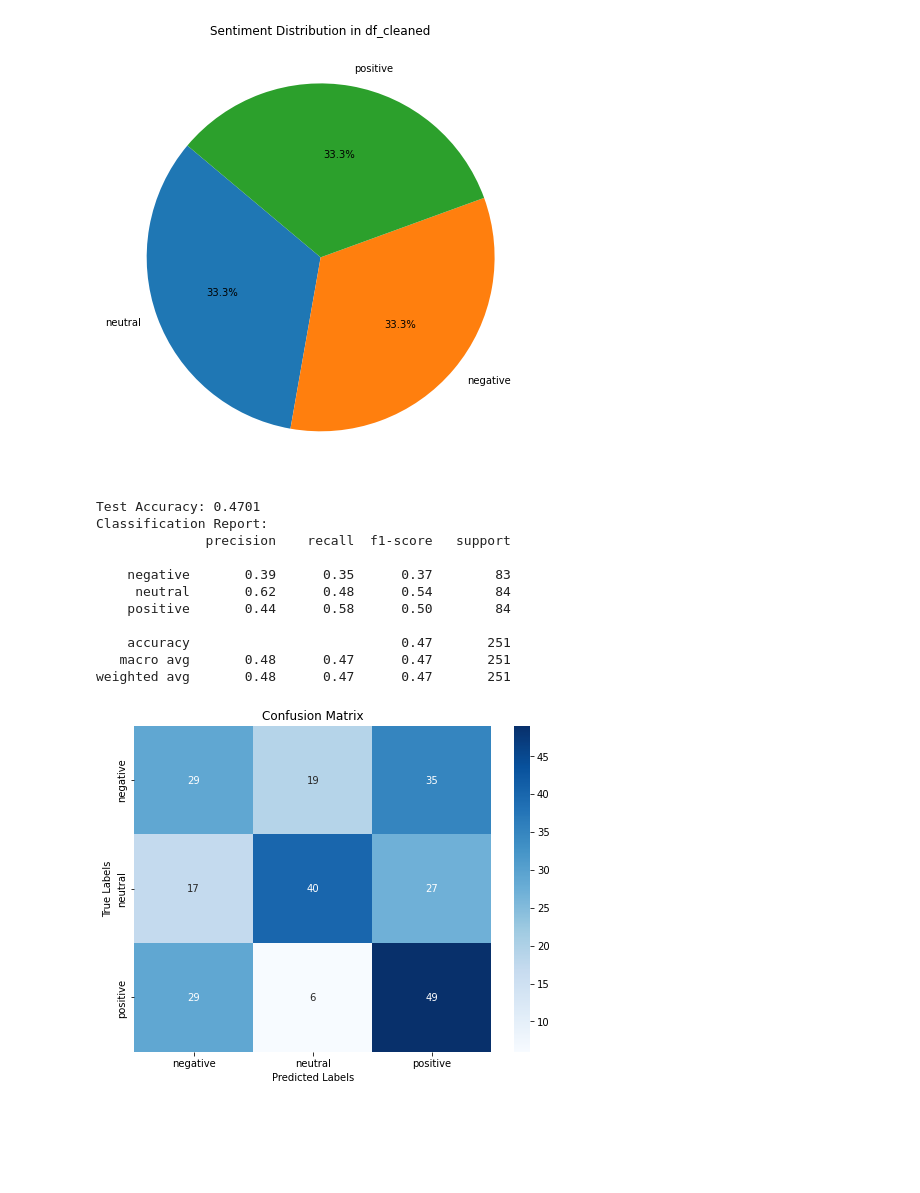
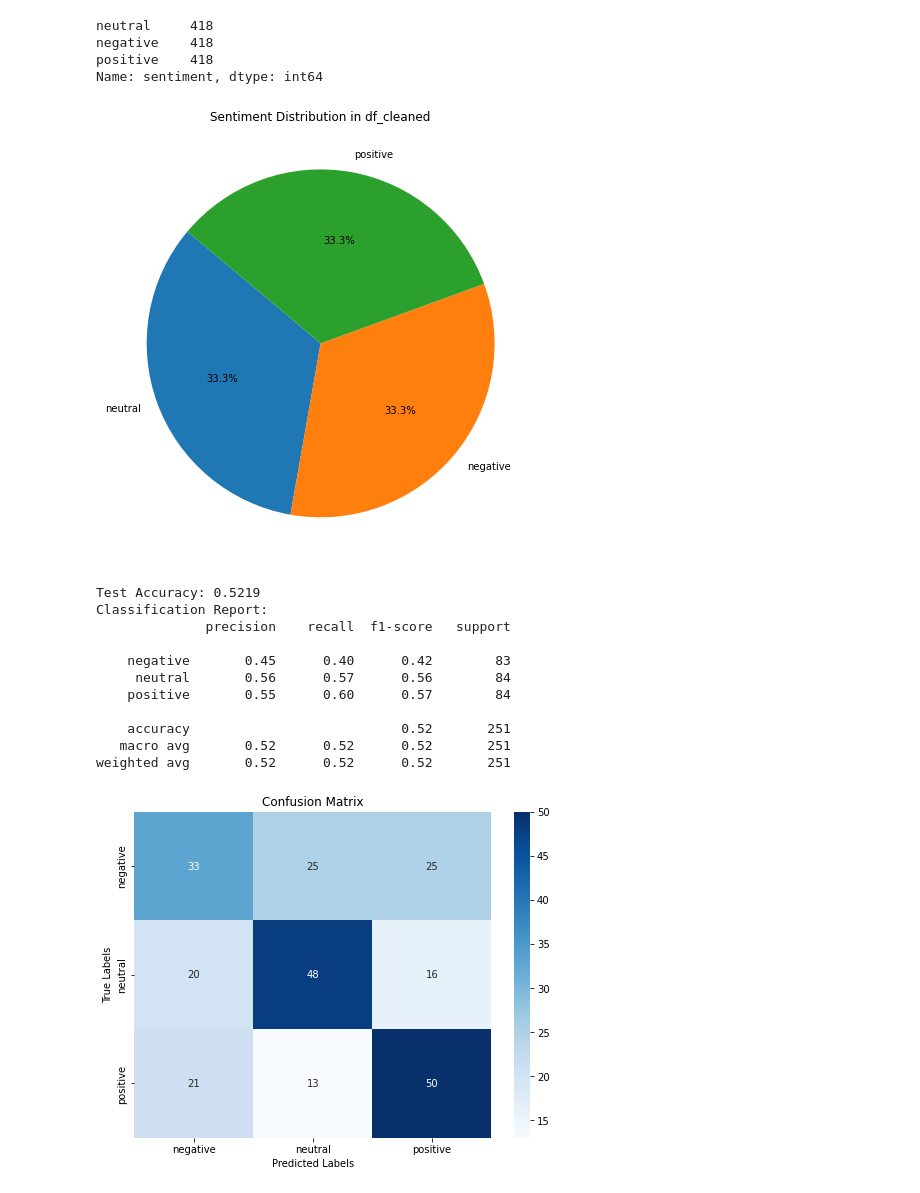
Before and after one commit to dgampa/NLP-Final-Project, a Jupyter notebook: RandomForest.ipynb, the cells around one changed output. Saved outputs shown, nothing was run; the diff lists cells and outputs as text; code cells hidden in the pictures; blank space fills up the shorter version.

Commit message:
used TfidfVectorizer

```diff
--- a/RandomForest.ipynb
+++ b/RandomForest.ipynb
@@ -92,9 +53,3 @@ def preprocess_headline(headline):
     headline = re.sub(r'\s+', ' ', headline).strip()
 
     return headline
-
-# Apply preprocessing to the 'headline' column only
-df_cleaned['cleaned_headline'] = df_cleaned['headline'].apply(preprocess_headline)
-
-# Step 5: Check the cleaned data (only showing headlines here)
-print(df_cleaned[['headline', 'cleaned_headline']].head())
@@ -126,81 +67,64 @@ df_balanced = pd.concat([df_neg, df_pos,
 
 df_balanced = df_balanced.sample(frac=1, random_state=42).reset_index(drop=True)
 
+# Count the occurrences of each sentiment
+sentiment_counts = df_balanced['sentiment'].value_counts()
+print(sentiment_counts)
+
 # Plot the pie chart
 plt.figure(figsize=(8, 8))
 plt.pie(sentiment_counts, labels=sentiment_counts.index, autopct='%1.1f%%', startangle=140)
 plt.title('Sentiment Distribution in df_cleaned')
 plt.show()
 # %% [output]
+neutral     418
+negative    418
+positive    418
+Name: sentiment, dtype: int64
 [figure]
+# %%
+# apply preproccessing to balanced data
+df_balanced['cleaned_headline'] = df_balanced['headline'].apply(preprocess_headline)
+
+X = df_balanced['cleaned_headline']
+y = df_balanced['sentiment']
 # %%
-# Preprocess headlines
-lemmatizer = WordNetLemmatizer()
-stop_words = set(stopwords.words('english'))
+X_train, X_test, y_train, y_test = train_test_split(X, y, test_size=0.2, random_state=42, stratify=y)
 
-def preprocess_text(text):
-    tokens = word_tokenize(text)
-    tokens = [lemmatizer.lemmatize(word) for word in tokens if word.isalpha() and word not in stop_words]
-    return tokens
-
-df_balanced['processed_headline'] = df_balanced['cleaned_headline'].apply(preprocess_text)
-
-# Train Word2Vec model on the processed headlines
-word2vec_model = Word2Vec(
-    sentences=df_balanced['processed_headline'],
-    vector_size=200,  # Dimension of the word vectors
-    window=5,         # Context window size
-    min_count=1,      # Minimum frequency for words to be included
-    sg=1,             # Skip-gram model
-    epochs=10,        # Number of training epochs
-    workers=4         # Use multiple threads
-)
-
-
-# Generate headline embeddings by averaging word vectors
-def get_embedding(tokens, model):
-    vectors = [model.wv[word] for word in tokens if word in model.wv]
-    return np.mean(vectors, axis=0) if vectors else np.zeros(model.vector_size)
-
-df_balanced['headline_vector'] = df_balanced['processed_headline'].apply(lambda tokens: get_embedding(tokens, word2vec_model))
-
-# Prepare data for training
-X = np.vstack(df_balanced['headline_vector'].values)
-y = df_balanced['sentiment']
-
-# Split data into train and test sets
-X_train, X_test, y_train, y_test = train_test_split(X, y, test_size=0.2, random_state=42, stratify=y)
+vectorizer = TfidfVectorizer(stop_words='english')
+X_train_tfidf = vectorizer.fit_transform(X_train)
+X_test_tfidf = vectorizer.transform(X_test)
 
 # Train Random Forest Classifier
 rf_model = RandomForestClassifier(n_estimators=200, max_depth=10, random_state=42, class_weight='balanced')
-rf_model.fit(X_train, y_train)
+rf_model.fit(X_train_tfidf, y_train)
 
 # Make predictions
-y_pred = rf_model.predict(X_test)
+y_pred = rf_model.predict(X_test_tfidf)
 
 # Evaluate the model
 print(f"Test Accuracy: {accuracy_score(y_test, y_pred):.4f}")
 print("Classification Report:")
 print(classification_report(y_test, y_pred))
 
 # Confusion Matrix
 cm = confusion_matrix(y_test, y_pred)
 plt.figure(figsize=(8, 6))
 sns.heatmap(cm, annot=True, fmt='d', cmap='Blues', xticklabels=rf_model.classes_, yticklabels=rf_model.classes_)
 plt.title('Confusion Matrix')
 plt.xlabel('Predicted Labels')
 plt.ylabel('True Labels')
 plt.show()
 # %% [output]
-Test Accuracy: 0.4701
+Test Accuracy: 0.5219
 Classification Report:
               precision    recall  f1-score   support
 
-    negative       0.39      0.35      0.37        83
-     neutral       0.62      0.48      0.54        84
-    positive       0.44      0.58      0.50        84
+    negative       0.45      0.40      0.42        83
+     neutral       0.56      0.57      0.56        84
+    positive       0.55      0.60      0.57        84
 
-    accuracy                           0.47       251
-   macro avg       0.48      0.47      0.47       251
-weighted avg       0.48      0.47      0.47       251
+    accuracy                           0.52       251
+   macro avg       0.52      0.52      0.52       251
+weighted avg       0.52      0.52      0.52       251
-[figure, old version]
+[figure, new version]
```
Also changed, not shown: parts of 4 cells of this notebook.
